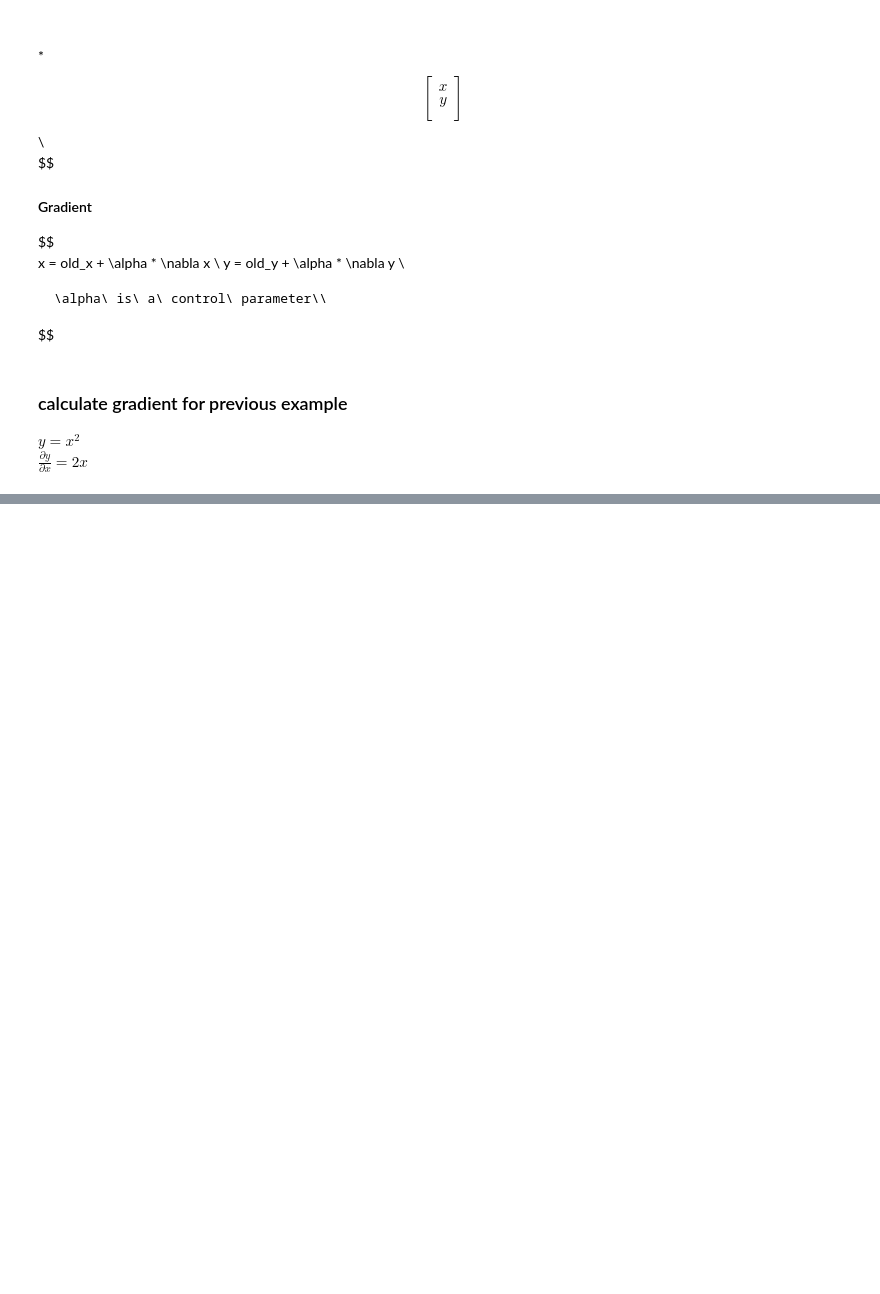
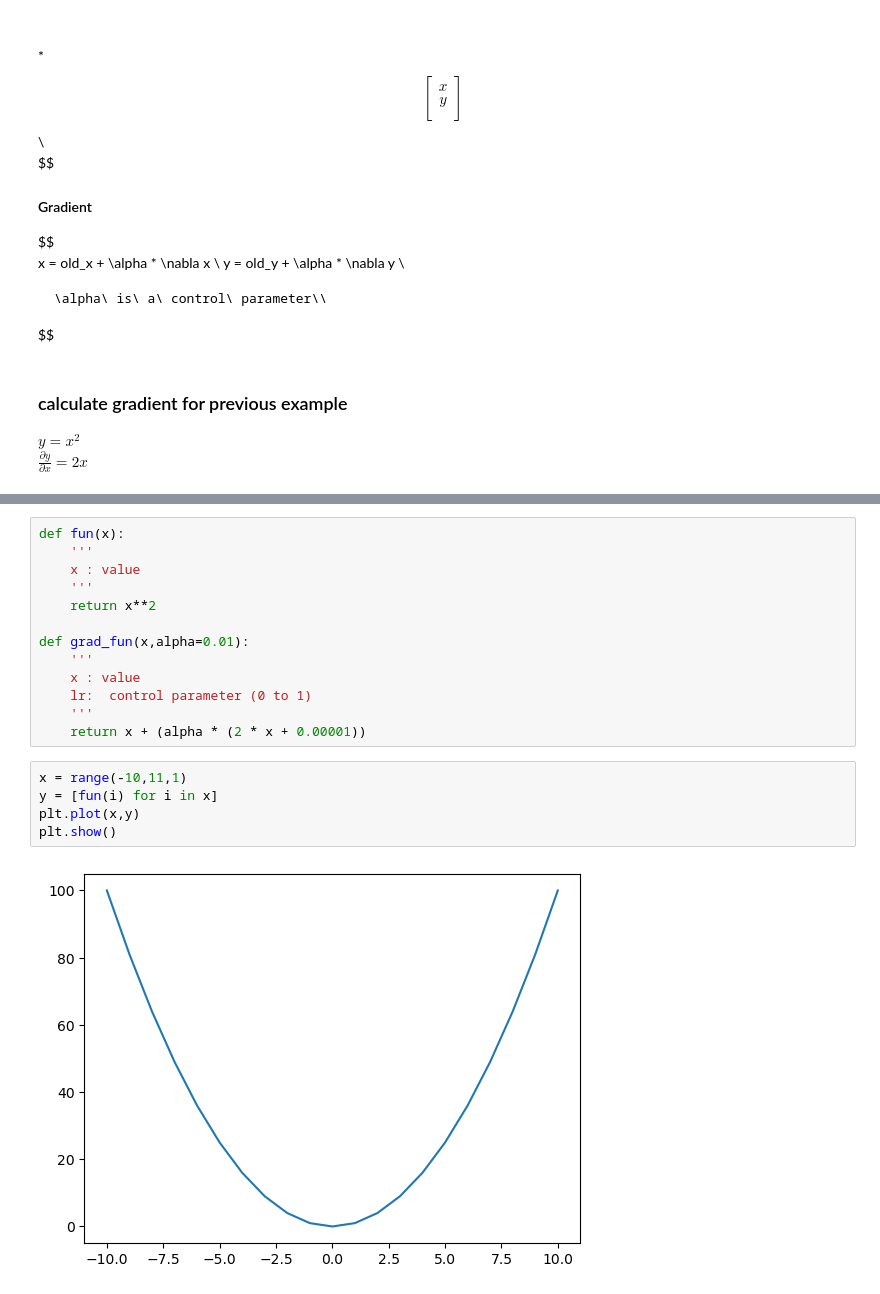
Before and after one commit to Jithendiran/mlTask, a Jupyter notebook: docs/Basics.ipynb, the cells around one changed output, grey strips where cells are left out. Cells and saved outputs as stored; diff of their text form; blank space fills up the shorter version.

```diff
--- a/docs/Basics.ipynb
+++ b/docs/Basics.ipynb
@@ -277,0 +318,20 @@ plt.show()
+# %%
+def fun(x):
+    '''
+    x : value
+    '''
+    return x**2
+
+def grad_fun(x,alpha=0.01):
+    '''
+    x : value
+    lr:  control parameter (0 to 1)
+    '''
+    return x + (alpha * (2 * x + 0.00001))
+# %%
+x = range(-10,11,1)
+y = [fun(i) for i in x]
+plt.plot(x,y)
+plt.show()
+# %% [output]
+[figure, added]
```
Also changed, not shown: parts of 16 cells of this notebook.
